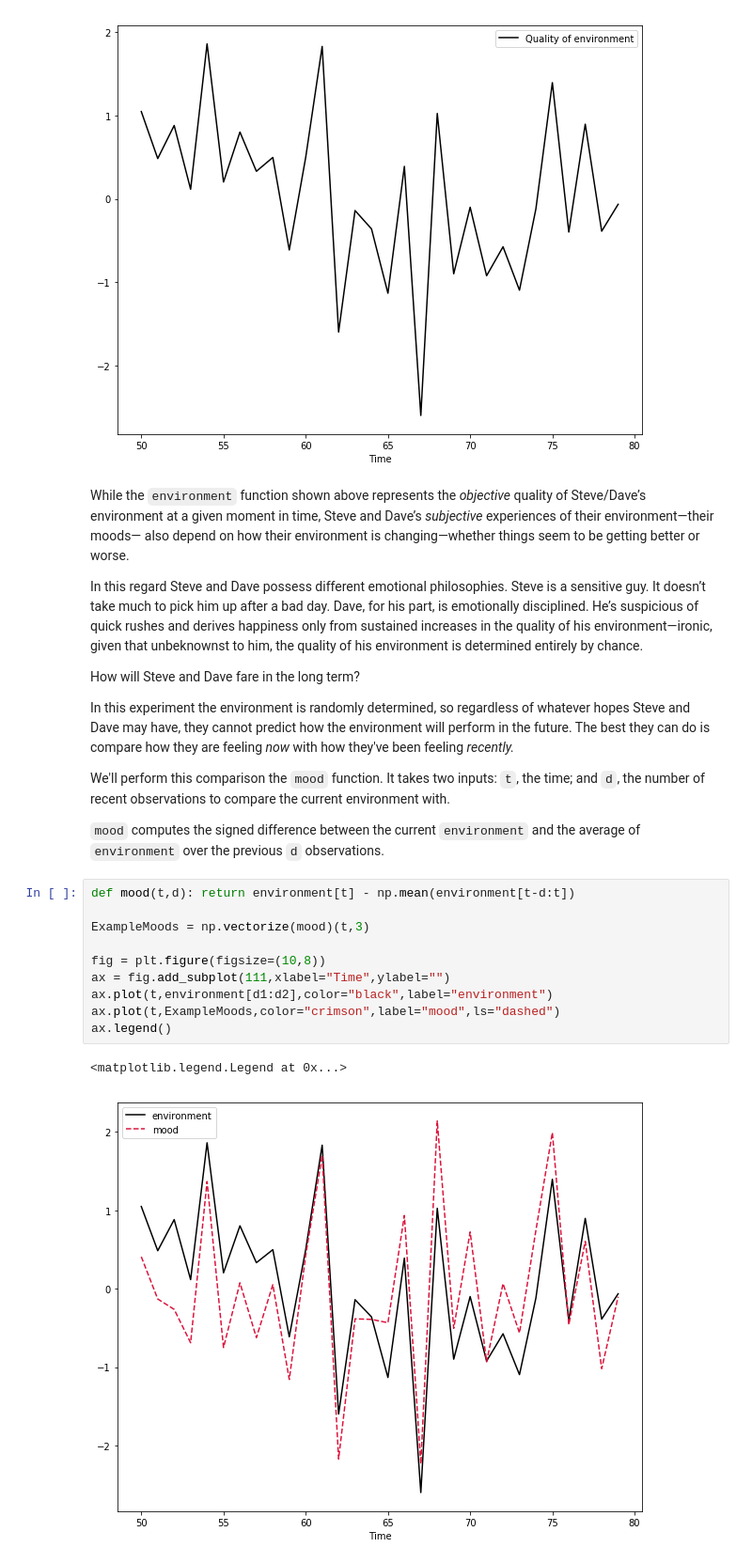
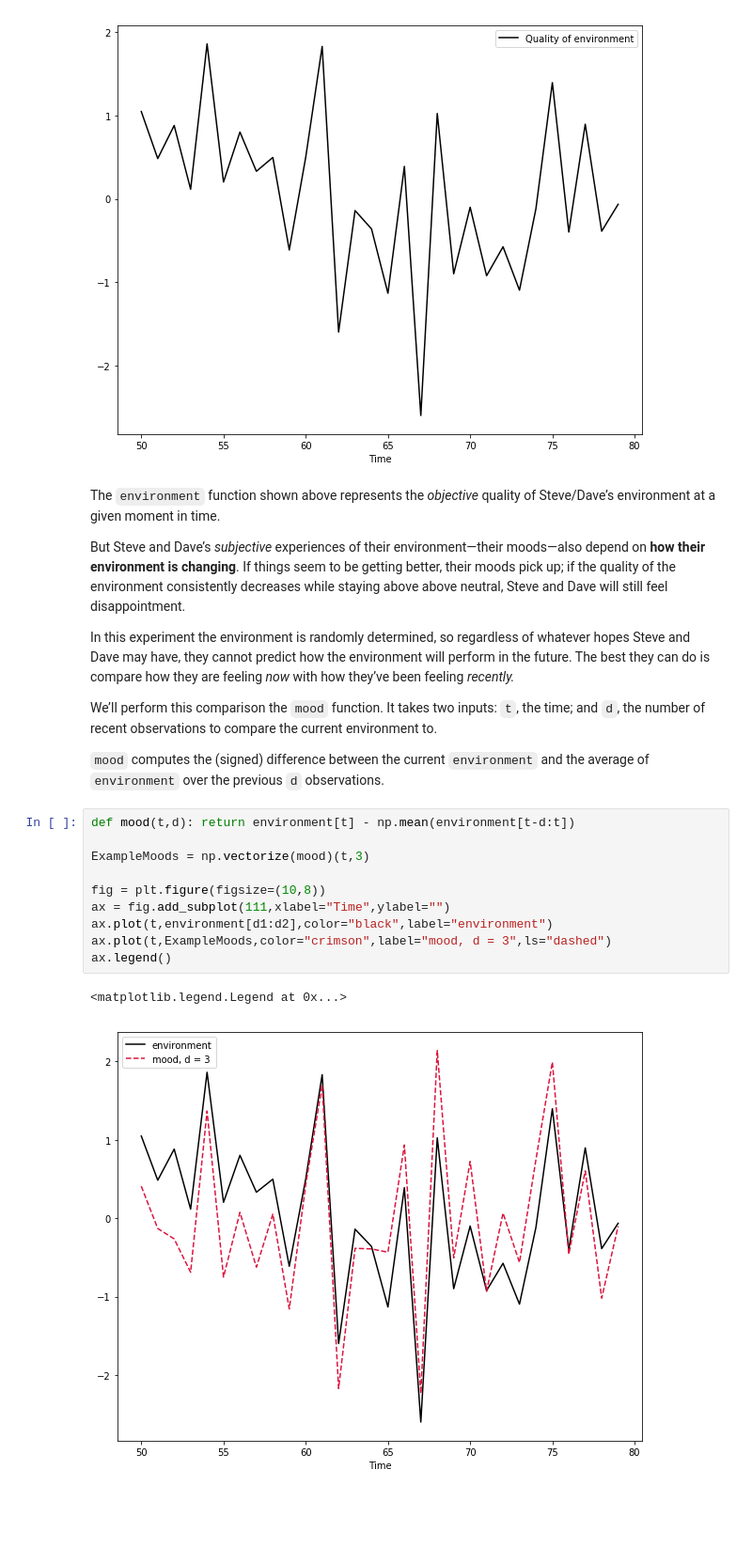
Before and after one commit to maxkapur/maxkapur.github.io, a Jupyter notebook: steve_dave/steve_dave.ipynb, the cells around one changed output. Shown: that part at 94% size. Drawn from its saved outputs; the diff is of its cells as text; blank space fills up the shorter version.

Commit message:
Steve and Dave

```diff
--- a/steve_dave/steve_dave.ipynb
+++ b/steve_dave/steve_dave.ipynb
@@ -28,30 +32,28 @@ ax.legend()
 <matplotlib.legend.Legend at 0x...>
 [figure]
 # %% [markdown]
-While the <code>environment</code> function shown above represents the *objective* quality of Steve/Dave&rsquo;s environment at a given moment in time, Steve and Dave&rsquo;s *subjective* experiences of their environment&mdash;their moods&mdash; also depend on how their environment is changing&mdash;whether things seem to be getting better or worse.
+The <code>environment</code> function shown above represents the *objective* quality of Steve/Dave&rsquo;s environment at a given moment in time.
 
-In this regard Steve and Dave possess different emotional philosophies. Steve is a sensitive guy. It doesn&rsquo;t take much to pick him up after a bad day. Dave, for his part, is emotionally disciplined. He&rsquo;s suspicious of quick rushes and derives happiness only from sustained increases in the quality of his environment&mdash;ironic, given that unbeknownst to him, the quality of his environment is determined entirely by chance.
+But Steve and Dave&rsquo;s *subjective* experiences of their environment&mdash;their moods&mdash;also depend on **how their environment is changing**. If things seem to be getting better, their moods pick up; if the quality of the environment consistently decreases while staying above above neutral, Steve and Dave will still feel disappointment.
 
-How will Steve and Dave fare in the long term?
+In this experiment the environment is randomly determined, so regardless of whatever hopes Steve and Dave may have, they cannot predict how the environment will perform in the future. The best they can do is compare how they are feeling *now* with how they&rsquo;ve been feeling *recently.*
 
-In this experiment the environment is randomly determined, so regardless of whatever hopes Steve and Dave may have, they cannot predict how the environment will perform in the future. The best they can do is compare how they are feeling *now* with how they've been feeling *recently.*
+We&rsquo;ll perform this comparison the <code>mood</code> function. It takes two inputs: <code>t</code>, the time; and <code>d</code>, the number of recent observations to compare the current environment to.
 
-We'll perform this comparison the <code>mood</code> function. It takes two inputs: <code>t</code>, the time; and <code>d</code>, the number of recent observations to compare the current environment with.
-
-<code>mood</code> computes the signed difference between the current <code>environment</code> and the average of <code>environment</code> over the previous <code>d</code> observations.
+<code>mood</code> computes the (signed) difference between the current <code>environment</code> and the average of <code>environment</code> over the previous <code>d</code> observations.
 # %%
 def mood(t,d): return environment[t] - np.mean(environment[t-d:t])
 
 ExampleMoods = np.vectorize(mood)(t,3)
 
 fig = plt.figure(figsize=(10,8))
 ax = fig.add_subplot(111,xlabel="Time",ylabel="")
 ax.plot(t,environment[d1:d2],color="black",label="environment")
-ax.plot(t,ExampleMoods,color="crimson",label="mood",ls="dashed")
+ax.plot(t,ExampleMoods,color="crimson",label="mood, d = 3",ls="dashed")
 ax.legend()
 # %% [output]
 <matplotlib.legend.Legend at 0x...>
-[figure, old version]
+[figure, new version]
 # %% [markdown]
 Perhaps you can see that <code>mood</code> is just a really shitty estimate for the derivative of <code>environment</code>, one biased highly by the value of <code>environment</code> itself. This reflects the fact that people are really bad at assessing their own prospects.
 
```
Also changed, not shown: parts of 10 cells of this notebook, 2 other files.
